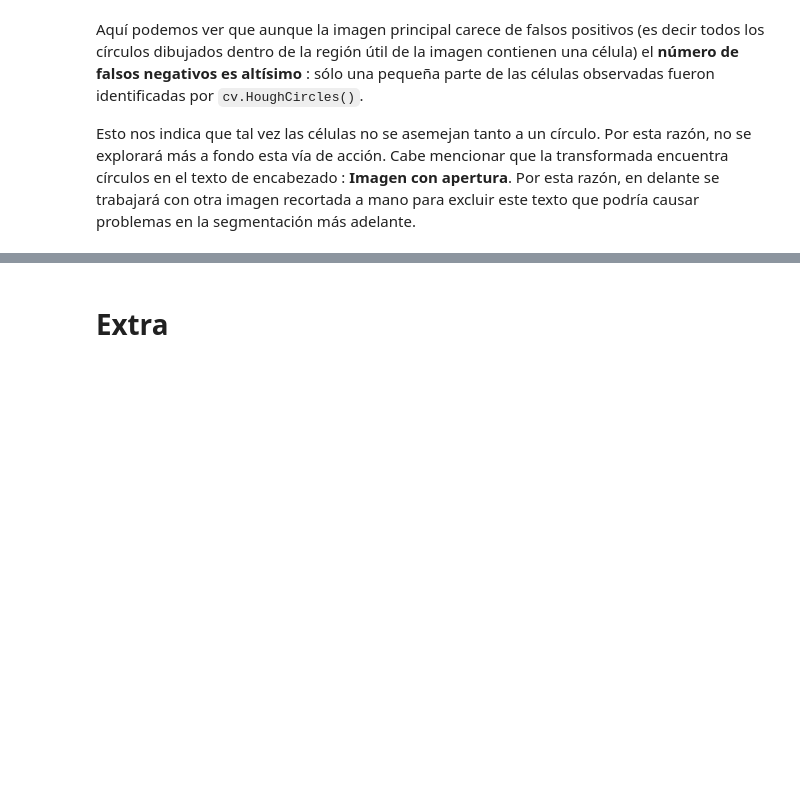
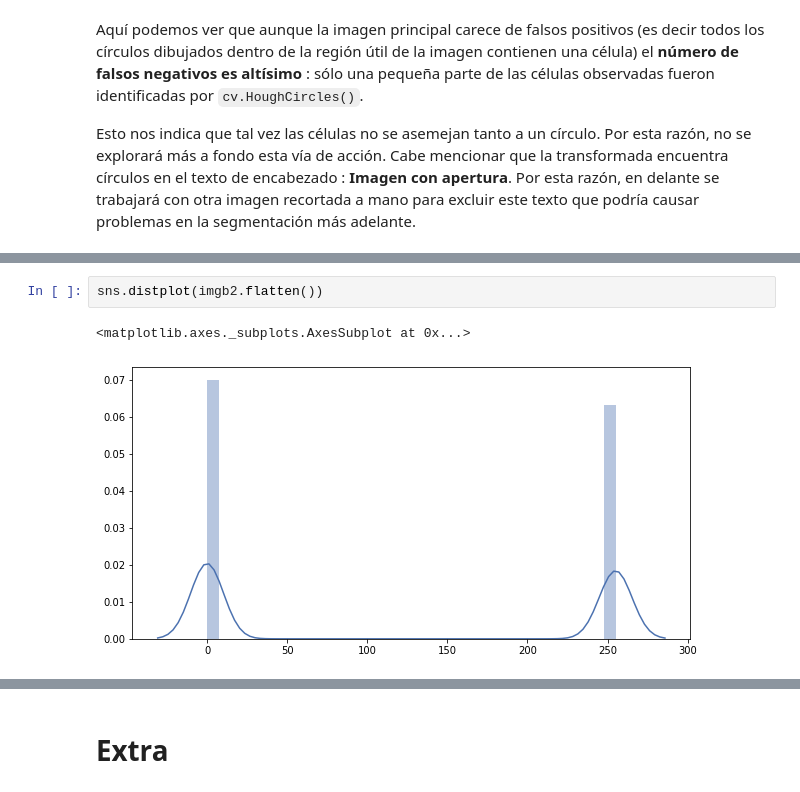
Before and after one commit to gmagannaDevelop/ImagenesTercerParcial, a Jupyter notebook: Pregunta 6.ipynb, the cells around one changed output, grey strips where cells are left out. Drawn from its saved outputs; the diff is of its cells as text; blank space fills up the shorter version.

```diff
--- a/Pregunta 6.ipynb
+++ b/Pregunta 6.ipynb
@@ -127,0 +148,5 @@ Esto nos indica que tal vez las células no se asemejan tanto a un círculo. Por
+# %%
+sns.distplot(imgb2.flatten())
+# %% [output]
+<matplotlib.axes._subplots.AxesSubplot at 0x...>
+[figure, added]
```
Also changed, not shown: parts of 19 cells of this notebook, 3 other files.
